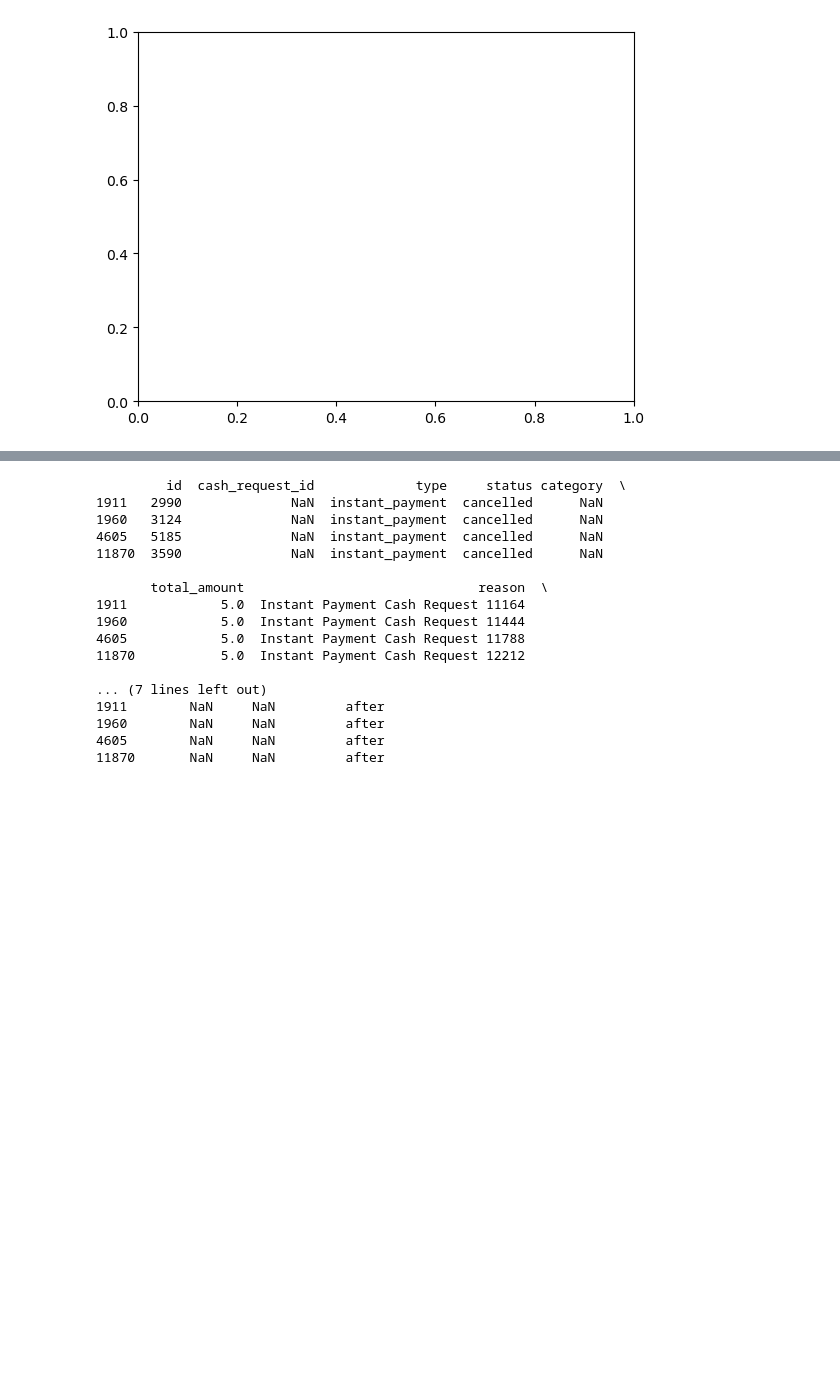
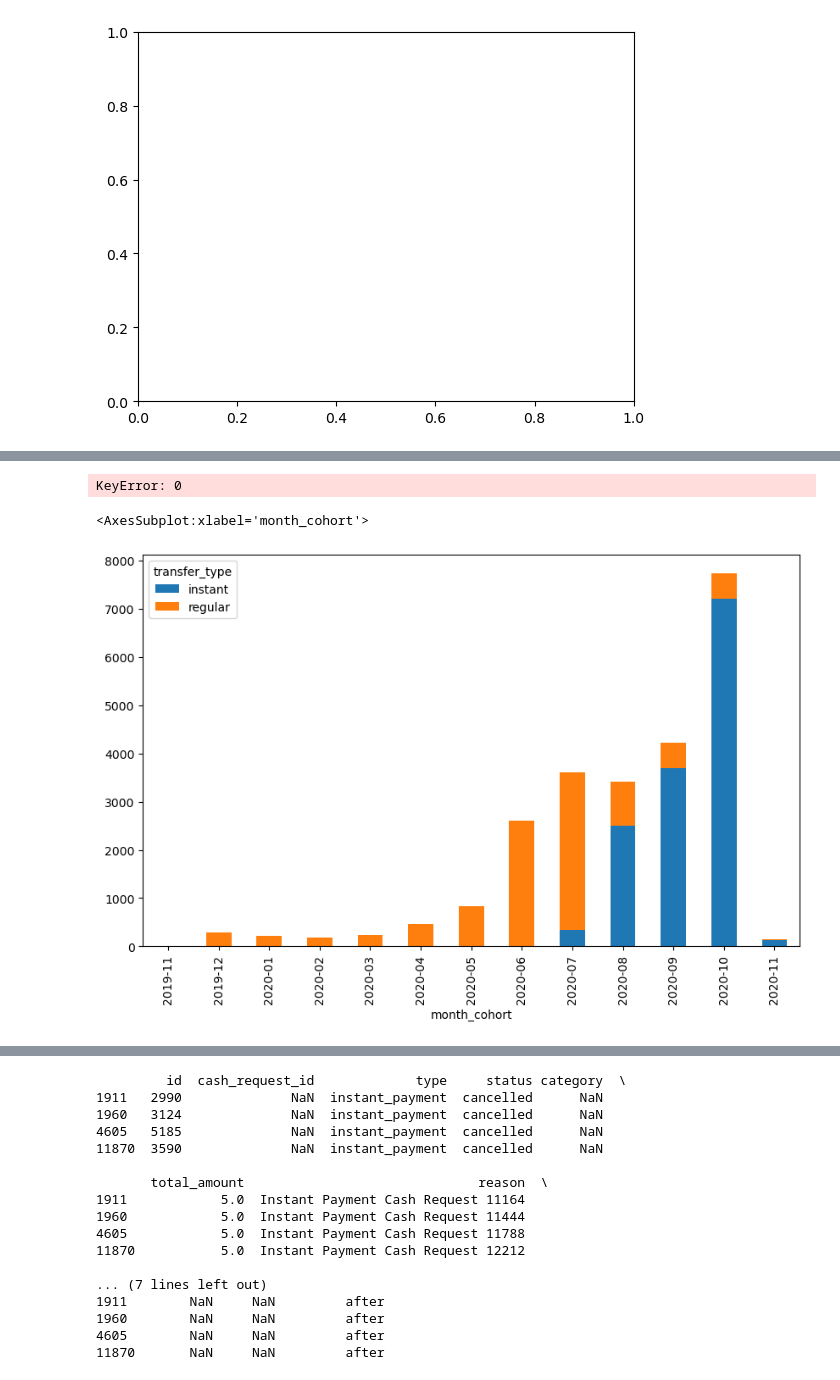
Before and after one commit to ooolychee/project-1-ironhack-payments-es, a Jupyter notebook: project1_eda.ipynb, the cells around one changed output, grey strips where cells are left out. Cells and saved outputs as stored; diff of their text form; code cells hidden in the pictures; blank space fills up the shorter version.

```diff
--- a/project1_eda.ipynb
+++ b/project1_eda.ipynb
@@ -296,0 +304,9 @@ TypeError: Axes.bar() missing 1 required positional argument: 'height'
+# %%
+pivot_df = transfer_counts.pivot(index=transfer_counts[0], columns='category', values='instant')
+# %% [output]
+KeyError: 0
+# %%
+transfer_counts.plot(kind='bar', stacked=True, figsize=(10, 6))
+# %% [output]
+<AxesSubplot:xlabel='month_cohort'>
+[figure, added]
```
Also changed, not shown: parts of 6 cells of this notebook.
